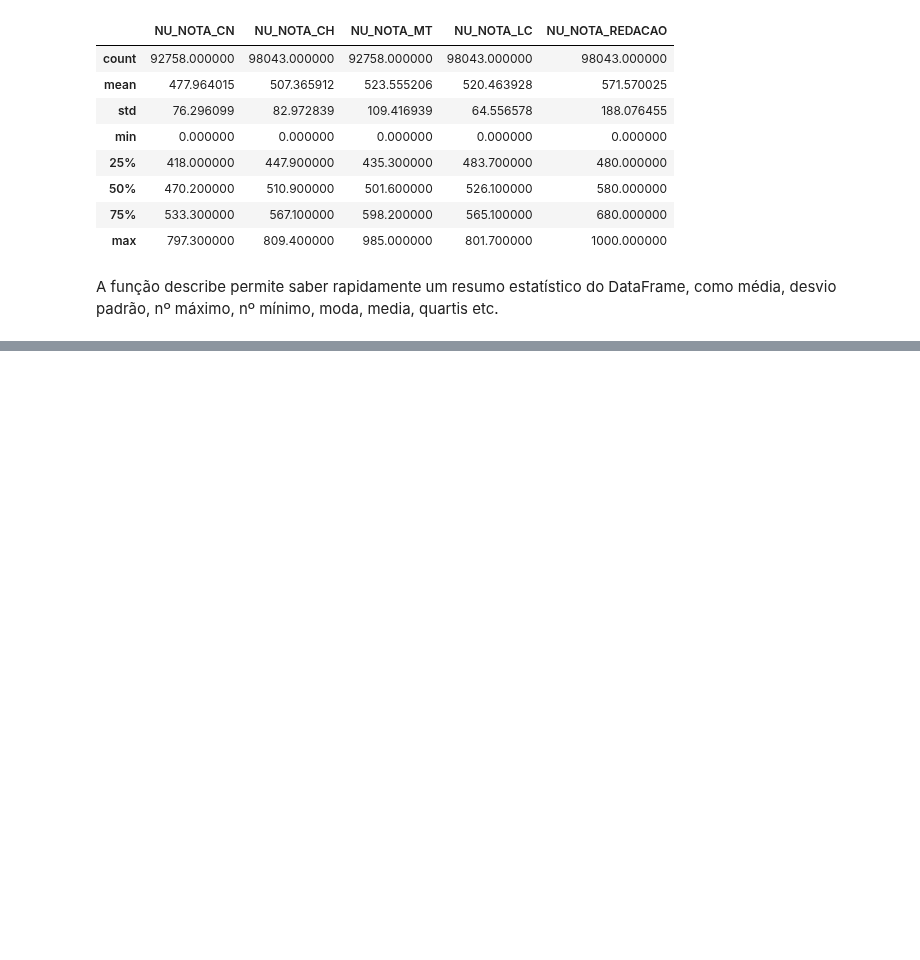
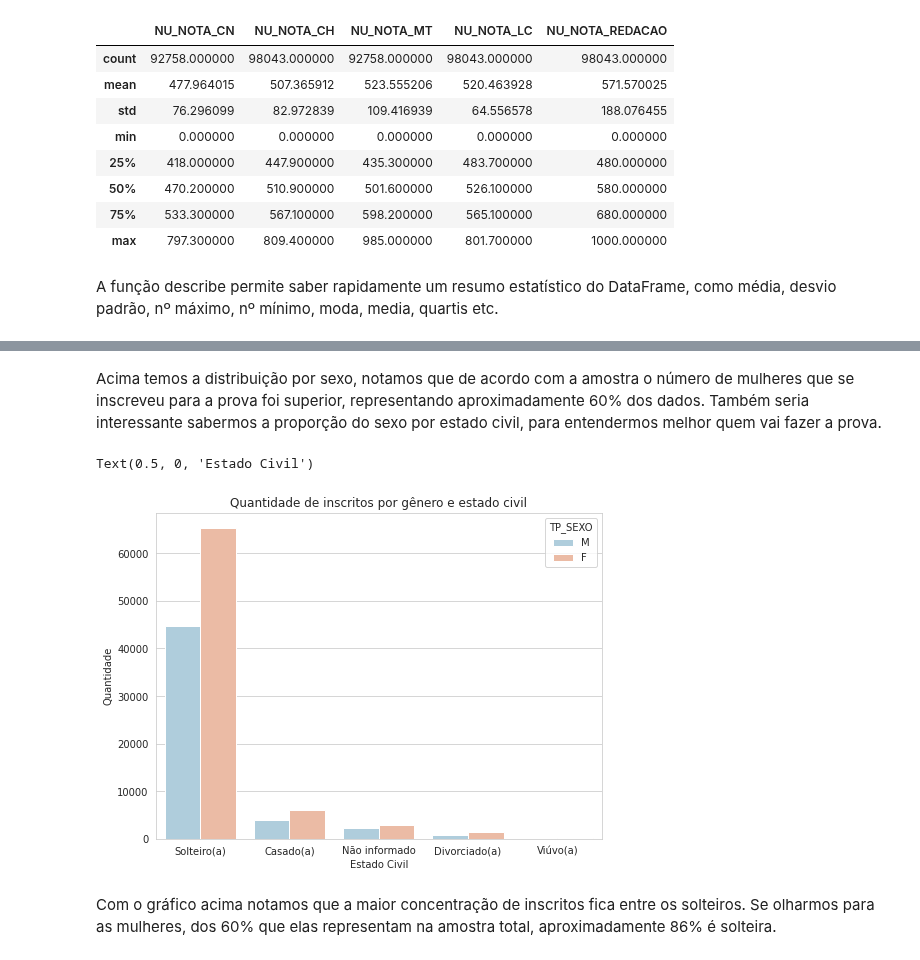
Before and after one commit to GuiiLuiss/Horse-Colic-Dataset, a Jupyter notebook: Guilherme_Luis_Rodrigues_Anselmo_da_Silva.ipynb, the cells around one changed output, grey strips where cells are left out. Drawn from its saved outputs; the diff is of its cells as text; code cells hidden in the pictures; blank space fills up the shorter version.

```diff
--- a/Guilherme_Luis_Rodrigues_Anselmo_da_Silva.ipynb
+++ b/Guilherme_Luis_Rodrigues_Anselmo_da_Silva.ipynb
@@ -119,0 +158,15 @@ A função describe permite saber rapidamente um resumo estatístico do DataFram
+# %% [markdown]
+Acima temos a distribuição por sexo, notamos que de acordo com a amostra o número de mulheres que se inscreveu para a prova foi superior, representando aproximadamente 60% dos dados. Também seria interessante sabermos a proporção do sexo por estado civil, para entendermos melhor quem vai fazer a prova.
+# %%
+#Distribuição por gênero e estado civil
+plt.figure(figsize=(8,6))
+sns.set_style('whitegrid')
+sns.countplot(x='TP_ESTADO_CIVIL',hue='TP_SEXO',data=dados,palette='RdBu_r')
+plt.title("Quantidade de inscritos por gênero e estado civil")
+plt.ylabel("Quantidade")
+plt.xlabel("Estado Civil")
+# %% [output]
+Text(0.5, 0, 'Estado Civil')
+[figure, added]
+# %% [markdown]
+Com o gráfico acima notamos que a maior concentração de inscritos fica entre os solteiros. Se olharmos para as mulheres, dos 60% que elas representam na amostra total, aproximadamente 86% é solteira.
```
Also changed, not shown: parts of 11 cells of this notebook.
